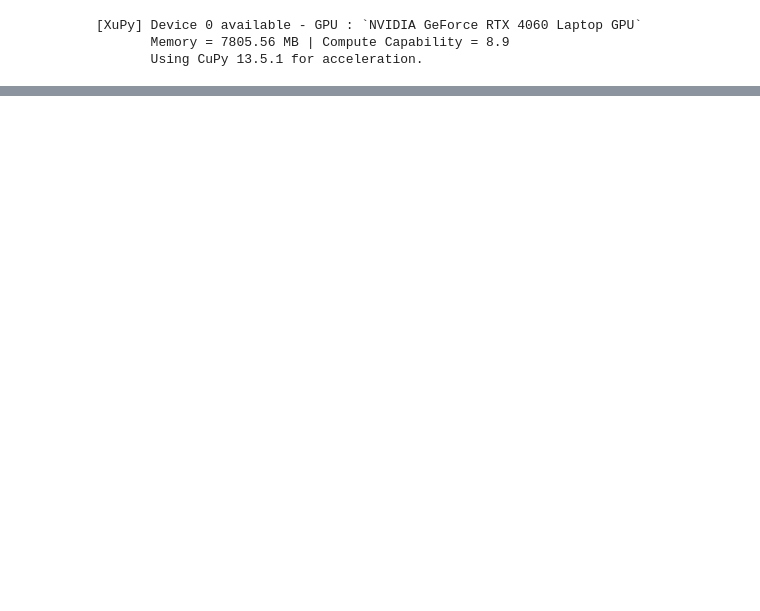
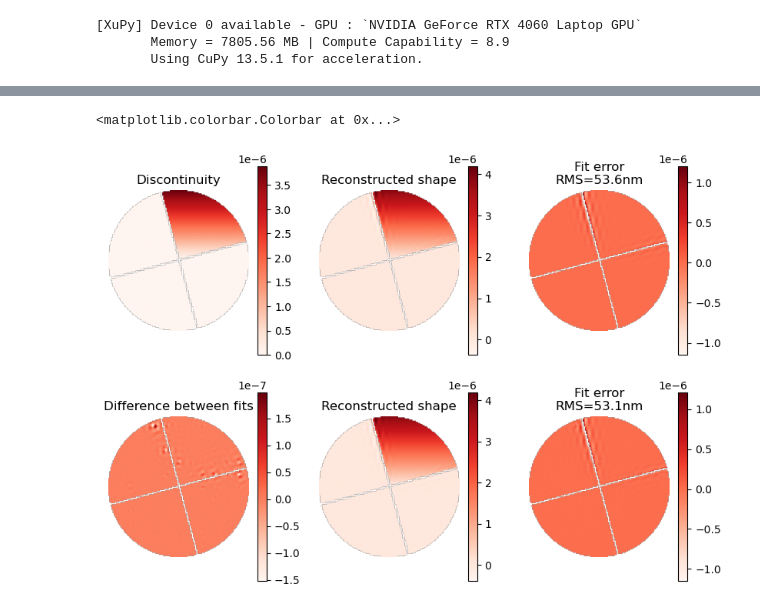
Before and after one commit to ArcetriAdaptiveOptics/ekarus, a Jupyter notebook: ekarus/notebooks/petalingSensitivity.ipynb, the cells around one changed output, grey strips where cells are left out. Drawn from its saved outputs; the diff is of its cells as text; code cells hidden in the pictures; blank space fills up the shorter version.

```diff
--- a/ekarus/notebooks/petalingSensitivity.ipynb
+++ b/ekarus/notebooks/petalingSensitivity.ipynb
@@ -122,0 +152,59 @@ plt.colorbar()
+# %%
+IF97 = remap_on_new_mask(dm97.IFF, dm97.pupil_mask, aperture15)
+IF1200 = remap_on_new_mask(dm1200.IFF, dm1200.pupil_mask, aperture15)
+
+IF = xp.vstack([IF97.T,IF1200.T]).T
+cR = xp.linalg.pinv(IF)
+R = xp.linalg.pinv(IF1200)
+
+disc = QPTT[7,:]*1e-6
+rec_1200_cmd = R @ disc
+rec1200_shape = IF1200 @ rec_1200_cmd
+diff1200 = disc - rec1200_shape
+
+rec_cmd = cR @ disc
+rec_shape = IF97 @ rec_cmd[:dm97.Nacts]
+rec_shape += IF1200 @ rec_cmd[dm97.Nacts:]
+diff = disc - rec_shape
+# %%
+
+plt.figure(figsize=(10,7))
+plt.subplot(2,3,1)
+shape = reshape_on_mask(disc, aperture15)
+plt.imshow(masked_array(xp.asnumpy(shape),mask=xp.asnumpy(aperture15)),origin='lower',cmap='Reds')
+plt.axis('off')
+plt.title('Discontinuity')
+plt.colorbar()
+plt.subplot(2,3,2)
+shape = reshape_on_mask(rec1200_shape, aperture15)
+plt.imshow(masked_array(xp.asnumpy(shape),mask=xp.asnumpy(aperture15)),origin='lower',cmap='Reds')
+plt.axis('off')
+plt.title('Reconstructed shape')
+plt.colorbar()
+plt.subplot(2,3,3)
+shape = reshape_on_mask(diff1200, aperture15)
+plt.imshow(masked_array(xp.asnumpy(shape),mask=xp.asnumpy(aperture15)),origin='lower',cmap='Reds')
+plt.axis('off')
+plt.title(f'Fit error\nRMS={xp.std(diff1200)*1e+9:1.1f}nm')
+plt.colorbar()
+plt.subplot(2,3,5)
+shape = reshape_on_mask(rec_shape, aperture15)
+plt.imshow(masked_array(xp.asnumpy(shape),mask=xp.asnumpy(aperture15)),origin='lower',cmap='Reds')
+plt.axis('off')
+plt.title('Reconstructed shape')
+plt.colorbar()
+plt.subplot(2,3,6)
+shape = reshape_on_mask(diff, aperture15)
+plt.imshow(masked_array(xp.asnumpy(shape),mask=xp.asnumpy(aperture15)),origin='lower',cmap='Reds')
+plt.axis('off')
+plt.title(f'Fit error\nRMS={xp.std(diff)*1e+9:1.1f}nm')
+plt.colorbar()
+plt.subplot(2,3,4)
+shape = reshape_on_mask(diff-diff1200, aperture15)
+plt.imshow(masked_array(xp.asnumpy(shape),mask=xp.asnumpy(aperture15)),origin='lower',cmap='Reds')
+plt.axis('off')
+plt.title('Difference between fits')
+plt.colorbar()
+# %% [output]
+<matplotlib.colorbar.Colorbar at 0x...>
+[figure, added]
```
Also changed, not shown: parts of 19 cells of this notebook, 6 other files.
